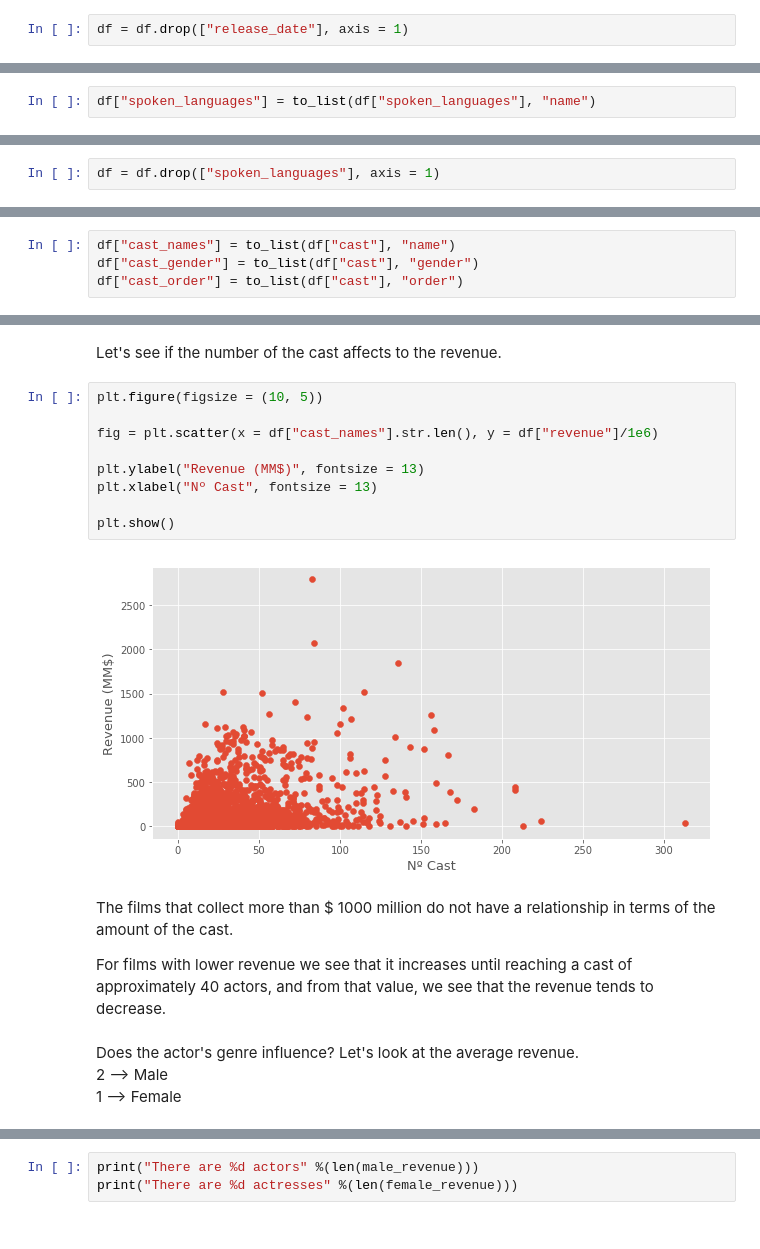
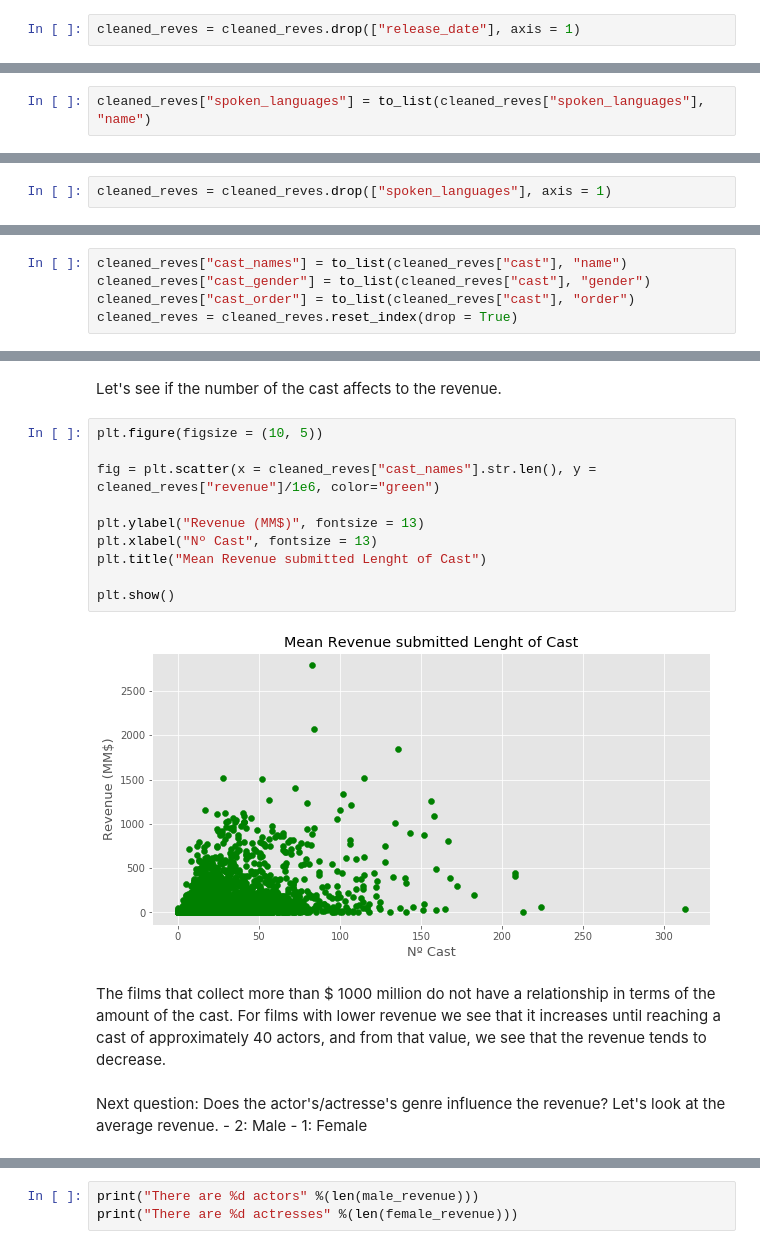
Before and after one commit to ElsaDuran/reves, a Jupyter notebook: Cleaning_Data.ipynb, the cells around one changed output, grey strips where cells are left out. Cells and saved outputs as stored; diff of their text form.

```diff
--- a/Cleaning_Data.ipynb
+++ b/Cleaning_Data.ipynb
@@ -847,3 +932,3 @@ df["release_date"].isnull().sum()
 # %%
-df = df.drop(["release_date"], axis = 1)
+cleaned_reves = cleaned_reves.drop(["release_date"], axis = 1)
 # %% [markdown]
@@ -904,5 +989,5 @@ Name: spoken_languages, dtype: object
 # %% [markdown]
 Almost same as before
 # %%
-df["spoken_languages"] = to_list(df["spoken_languages"], "name")
+cleaned_reves["spoken_languages"] = to_list(cleaned_reves["spoken_languages"], "name")
 # %%
@@ -940,5 +1024,5 @@ Movies with no production countries?
 # %% [markdown]
 As this variable is not relevant we eliminate it
 # %%
-df = df.drop(["spoken_languages"], axis = 1)
+cleaned_reves = cleaned_reves.drop(["spoken_languages"], axis = 1)
 # %% [markdown]
@@ -979,4 +1064,5 @@ Let's see if we need all the cast of the movie, or how affects the cast, the gen
 # %%
-df["cast_names"] = to_list(df["cast"], "name")
-df["cast_gender"] = to_list(df["cast"], "gender")
-df["cast_order"] = to_list(df["cast"], "order")
+cleaned_reves["cast_names"] = to_list(cleaned_reves["cast"], "name")
+cleaned_reves["cast_gender"] = to_list(cleaned_reves["cast"], "gender")
+cleaned_reves["cast_order"] = to_list(cleaned_reves["cast"], "order")
+cleaned_reves = cleaned_reves.reset_index(drop = True)
@@ -994,21 +1078,18 @@ Let's see if the number of the cast affects to the revenue.
 # %%
 plt.figure(figsize = (10, 5))
 
-fig = plt.scatter(x = df["cast_names"].str.len(), y = df["revenue"]/1e6)
+fig = plt.scatter(x = cleaned_reves["cast_names"].str.len(), y = cleaned_reves["revenue"]/1e6, color="green")
 
 plt.ylabel("Revenue (MM$)", fontsize = 13)
 plt.xlabel("Nº Cast", fontsize = 13)
+plt.title("Mean Revenue submitted Lenght of Cast")
 
 plt.show()
 # %% [output]
-[figure, old version]
+[figure, new version]
 # %% [markdown]
-The films that collect more than $ 1000 million do not have a relationship in terms of the amount of the cast.
-
-For films with lower revenue we see that it increases until reaching a cast of approximately 40 actors, and from that value, we see that the revenue tends to decrease.
+The films that collect more than $ 1000 million do not have a relationship in terms of the amount of the cast. For films with lower revenue we see that it increases until reaching a cast of approximately 40 actors, and from that value, we see that the revenue tends to decrease.
 # %% [markdown]
-Does the actor's genre influence? Let's look at the average revenue.
-<br>
-2 --> Male
-<br>
-1 --> Female
+Next question: Does the actor's/actresse's genre influence the revenue? Let's look at the average revenue.
+    - 2: Male
+    - 1: Female
```
Also changed, not shown: parts of 268 cells of this notebook.
